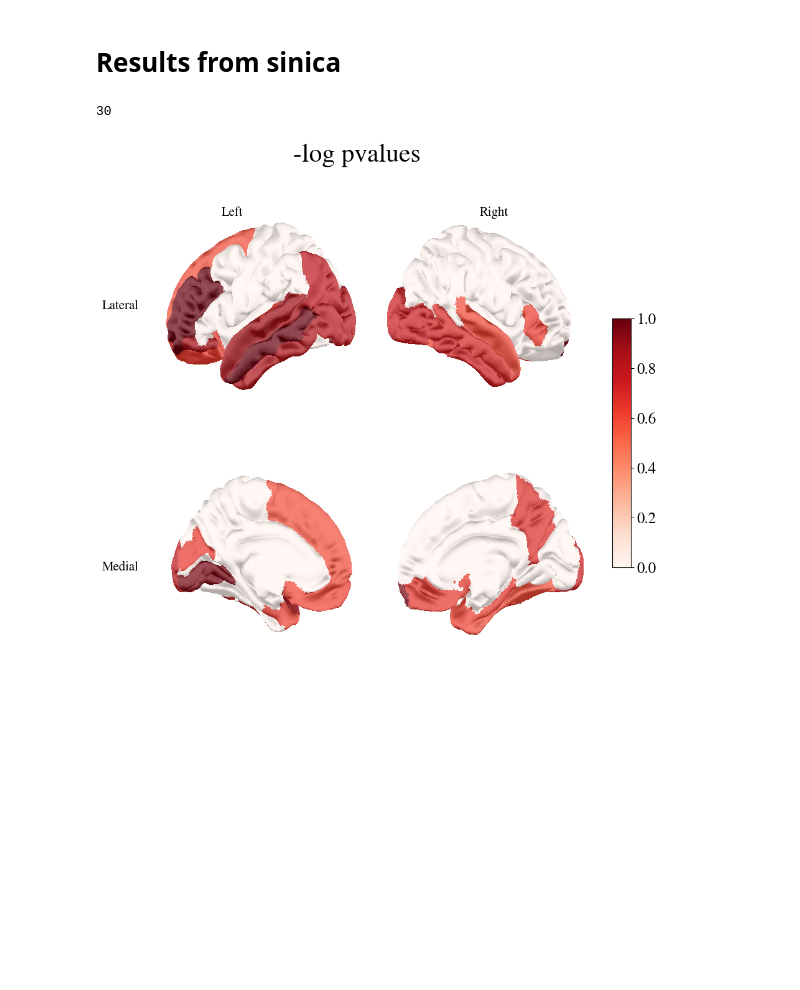
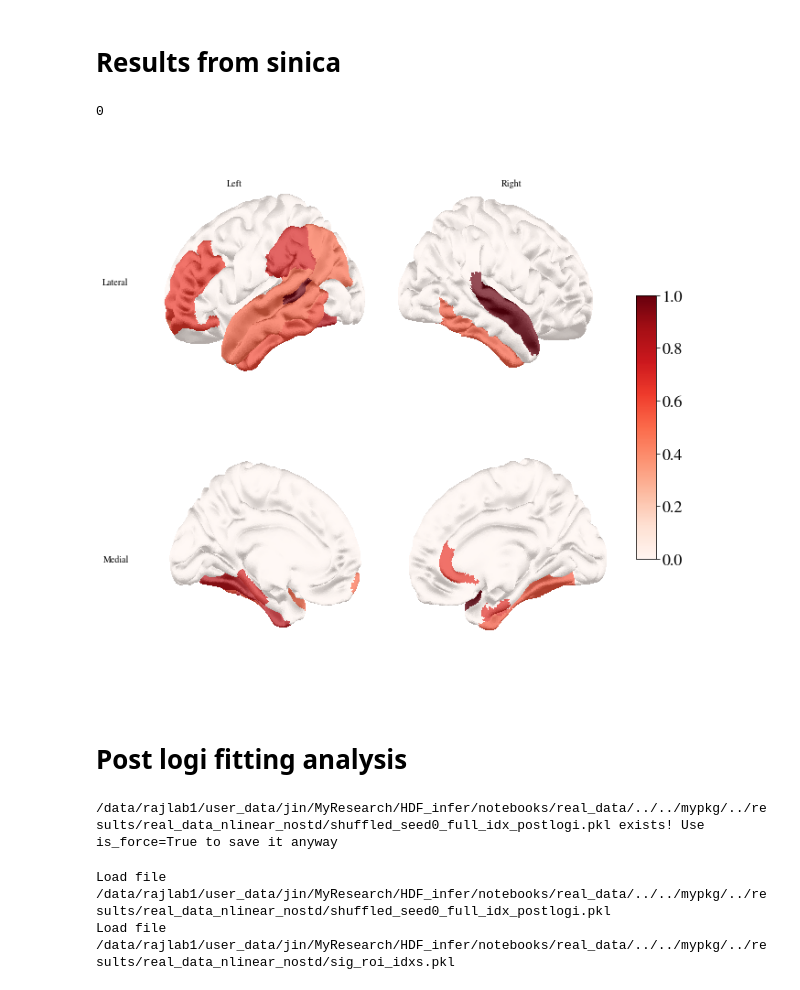
Before and after one commit to JINhuaqing/HDF, a Jupyter notebook: notebooks/real_data/real_data_nlinear_ana.ipynb, the cells around one changed output. Saved outputs shown, nothing was run; the diff lists cells and outputs as text; code cells hidden in the pictures; blank space fills up the shorter version.

```diff
--- a/notebooks/real_data/real_data_nlinear_ana.ipynb
+++ b/notebooks/real_data/real_data_nlinear_ana.ipynb
@@ -510,0 +720,20 @@ plt.legend()
+# %%
+sel_Nlams_mse = []
+for ix, roi_ix in enumerate(hb_sig_roi_idxs):
+    sel_Nlams_mse.append(_Nlam_localmin(errs_arr[ix], Ns, lams))
+sel_Nlams_mse = np.array(sel_Nlams_mse);
+# %%
+Cmat = np.array([1, -1])[None]
+T_vs = []
+pvals = []
+for ix, roi_ix in enumerate(hb_sig_roi_idxs):
+    errs = []
+    N, lam = sel_Nlams_mse[ix]
+    fil = save_dir/f"hbroi_{roi_ix}-lam_{lam*1000:.0f}-N_{N:.0f}_fit.pkl"
+    hdf_res = load_pkl(fil, verbose=False)
+    hdf_res.verbose=1
+    test_res = hdf_res.hypo_test(Cmat=Cmat)
+    T_vs.append(test_res.T_v.item())
+    pvals.append(test_res.pval)
+T_vs = np.array(T_vs);
+pvals = np.array(pvals);
@@ -511,21 +769,48 @@ plt.legend()
 # %% [markdown]
 # Results from sinica
+# %%
+from scipy.io import loadmat
+res_root = RES_ROOT/"sinica_results/real_datapsd_matlab_1-45";
+fils = list(res_root.glob("roi*.mat"))
+fils = sorted(fils, key=lambda x: int(x.stem.split("_")[0][3:]));
+pvals_sini= []
+for fil in fils:
+    pval = loadmat(fil)["pval"][0][0]
+    pvals_sini.append(pval)
+pvals_sini = np.array(pvals_sini);
 # %%
-from scipy.io import loadmat
-res_sini = loadmat(RES_ROOT/"sinica_results/psd89_pvals.mat");
-pvals_sini = res_sini["pvals"].reshape(-1);
 pvals_sini1 = pvals_sini.copy()
 pvals_sini[pvals_sini==0] = np.min(pvals_sini[pvals_sini!=0])/10
 nlogpvals_sini = -np.log(pvals_sini);
-# %%
-np.sum(pvals_sini1 < 0.05/68)
-# %% [output]
-30
+# %%
+np.sum(pvals_sini <= 0.05/68)
+# %% [output]
+0
 # %%
 vec = nlogpvals_sini
 vec = (vec-vec.min())/(vec.max()-vec.min())
-vec[pvals_sini>=0.05/68] = 0
+vec[pvals_sini>=0.05] = 0
 cmap = "Reds"
 fig = _brain_plot(vec, cmap=cmap);
+plt.savefig(FIG_ROOT/f"{SAVED_FOLDER}_pval_brain_plot_sinica_unadj.jpg")
 # %% [output]
-[figure, old version]
+[figure, new version]
+# %% [markdown]
+# Post logi fitting analysis
+# %%
+from utils.misc import bcross_entropy_loss
+from sklearn.metrics import roc_auc_score, roc_curve, f1_score
+from sklearn.linear_model import LogisticRegression
+from sklearn.model_selection import cross_val_predict
+#post_lams = [0.01, 0.02, 0.03,  0.04, 0.05, 0.06, 0.07, 0.1]
+post_lams = [0.001, 0.005, 0.01, 0.02, 0.03,  0.04, 0.05, 0.06, 0.07, 0.1]
+Ns = [4, 6, 8, 10, 12, 14]
+seed = 0
+num_fold = 2
+np.random.seed(seed)
+full_idx = np.arange(len(Yb))
+np.random.shuffle(full_idx)
+save_pkl(save_dir/f"shuffled_seed{seed}_full_idx_postlogi.pkl", full_idx, is_force=False)
+midfile_dir = MIDRES_ROOT/SAVED_FOLDER;
+# %% [output]
+/data/rajlab1/user_data/jin/MyResearch/HDF_infer/notebooks/real_data/../../mypkg/../results/real_data_nlinear_nostd/shuffled_seed0_full_idx_postlogi.pkl exists! Use is_force=True to save it anyway
@@ -531,0 +831,8 @@ fig = _brain_plot(vec, cmap=cmap);
+# %%
+full_idx = load_pkl(save_dir/f"shuffled_seed{seed}_full_idx_postlogi.pkl");
+sig_roi_idxs = load_pkl(save_dir/f"sig_roi_idxs.pkl");
+n = len(full_idx)
+n_perfold = int(n/num_fold);
+# %% [output]
+Load file /data/rajlab1/user_data/jin/MyResearch/HDF_infer/notebooks/real_data/../../mypkg/../results/real_data_nlinear_nostd/shuffled_seed0_full_idx_postlogi.pkl
+Load file /data/rajlab1/user_data/jin/MyResearch/HDF_infer/notebooks/real_data/../../mypkg/../results/real_data_nlinear_nostd/sig_roi_idxs.pkl
```
Also changed, not shown: parts of 63 cells of this notebook, 24 other files.
